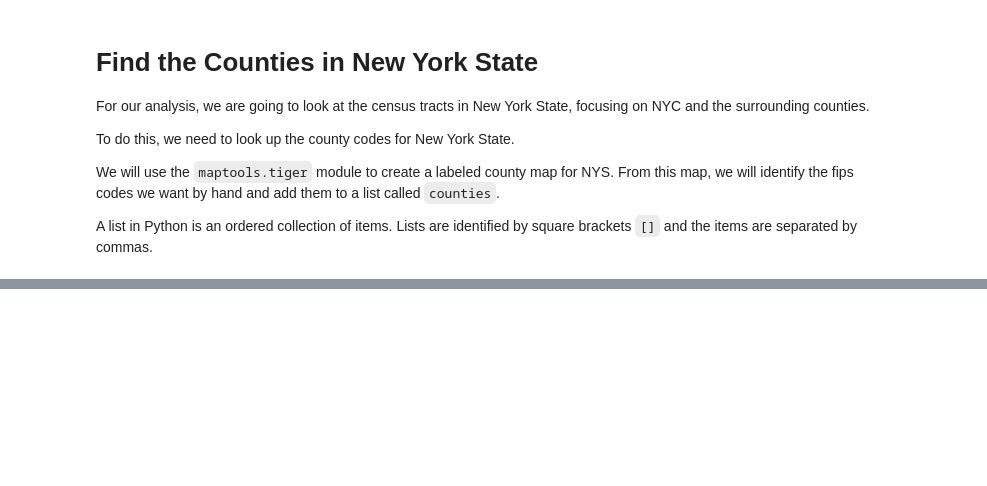
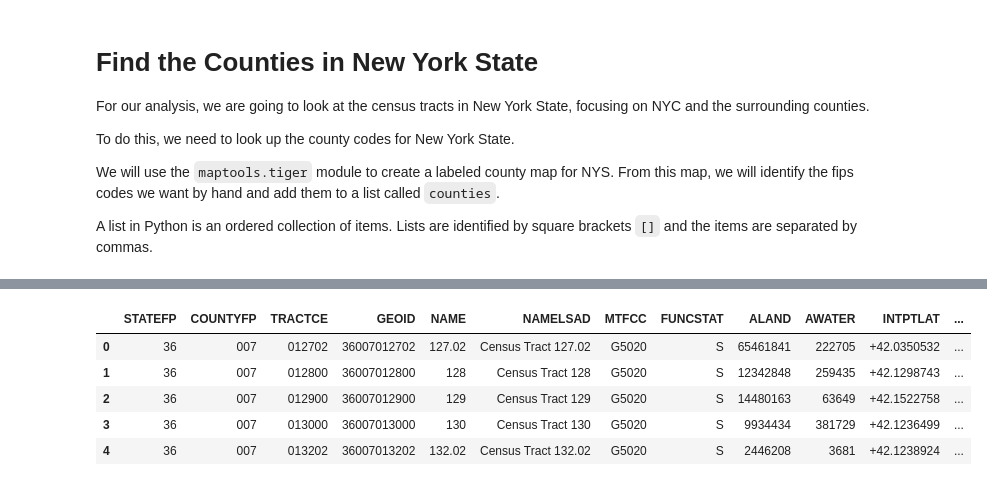
Before and after one commit to mcuringa/cartopy, a Jupyter notebook: notebooks/Census_Tracts.ipynb, the cells around one changed output, grey strips where cells are left out. Drawn from its saved outputs; the diff is of its cells as text; code cells hidden in the pictures; blank space fills up the shorter version.

```diff
--- a/notebooks/Census_Tracts.ipynb
+++ b/notebooks/Census_Tracts.ipynb
@@ -60,0 +68,18 @@ df.head(5)
+# %%
+# state_fips = df.ucgid.apply(lambda x: x.split("US")[1][:2])
+# state_fips = list(state_fips.unique())
+# statefp = state_fips[0]
+url = f"https://www2.census.gov/geo/tiger/TIGER2022/TRACT/tl_2022_{statefp}_tract.zip"
+tracts = gpd.read_file(url)
+tracts.head()
+# df["GEOID"] = df.ucgid.apply(lambda x: x.split("US")[1])
+# combined = tracts.merge(df, on="GEOID", how="inner")
+# len(df), len(combined)
+# tracts.head()
+# %% [output]
+|  | STATEFP | COUNTYFP | TRACTCE | GEOID | NAME | NAMELSAD | MTFCC | FUNCSTAT | ALAND | AWATER | INTPTLAT | ... |
+| 0 | 36 | 007 | 012702 | 36007012702 | 127.02 | Census Tract 127.02 | G5020 | S | 65461841 | 222705 | +42.0350532 | ... |
+| 1 | 36 | 007 | 012800 | 36007012800 | 128 | Census Tract 128 | G5020 | S | 12342848 | 259435 | +42.1298743 | ... |
+| 2 | 36 | 007 | 012900 | 36007012900 | 129 | Census Tract 129 | G5020 | S | 14480163 | 63649 | +42.1522758 | ... |
+| 3 | 36 | 007 | 013000 | 36007013000 | 130 | Census Tract 130 | G5020 | S | 9934434 | 381729 | +42.1236499 | ... |
+| 4 | 36 | 007 | 013202 | 36007013202 | 132.02 | Census Tract 132.02 | G5020 | S | 2446208 | 3681 | +42.1238924 | ... |
```
Also changed, not shown: parts of 4 cells of this notebook.
